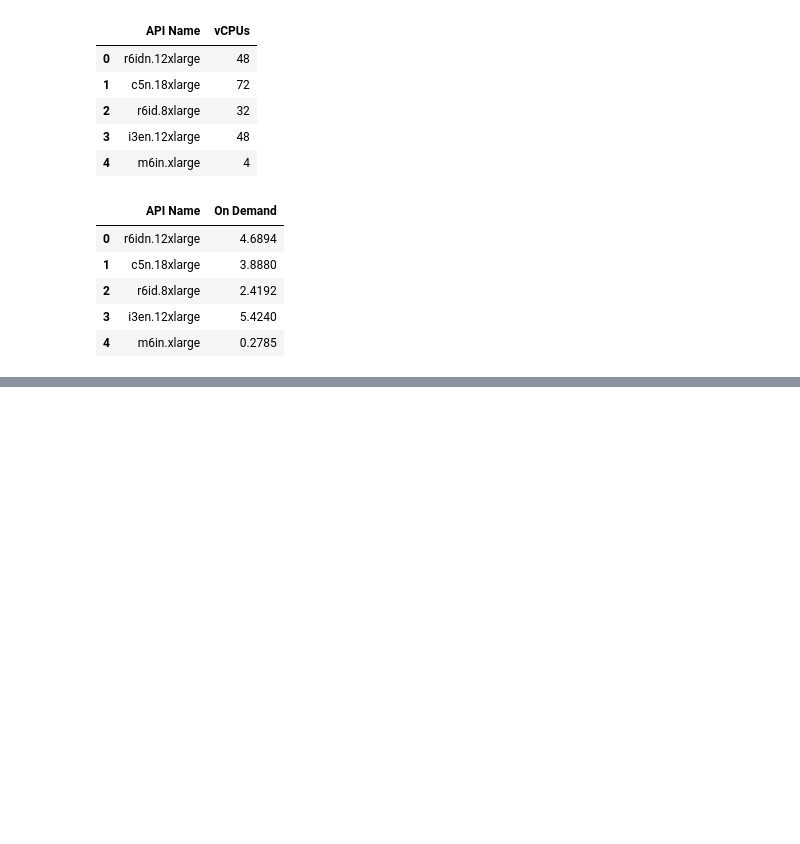
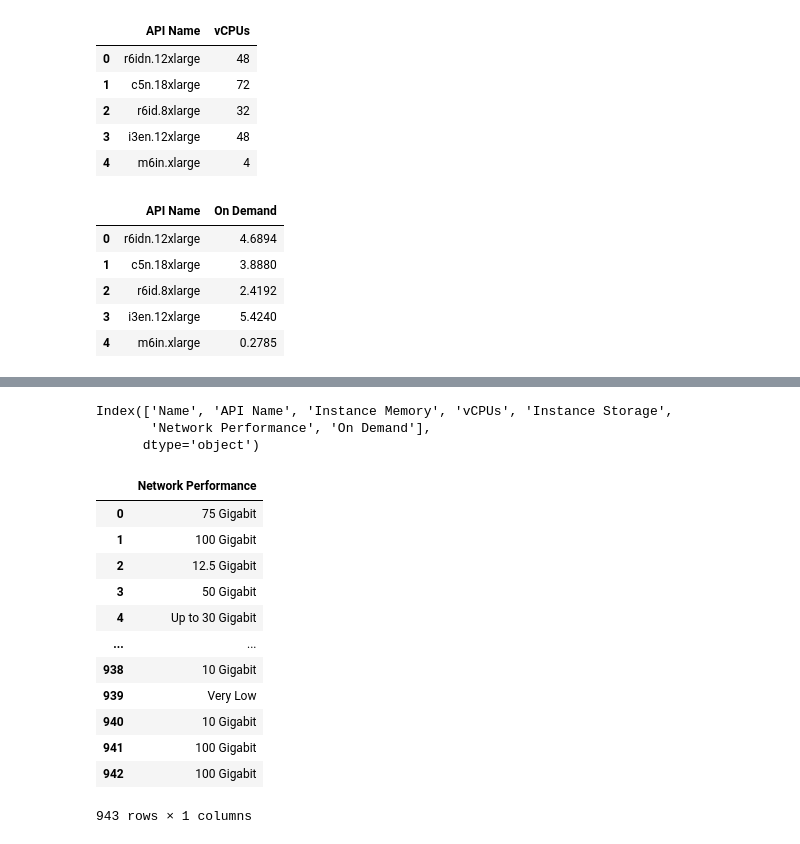
Before and after one commit to MauryaSamanta/workflow-scheduler, a Jupyter notebook: workflow/file.ipynb, the cells around one changed output, grey strips where cells are left out. Cells and saved outputs as stored; diff of their text form; code cells hidden in the pictures; blank space fills up the shorter version.

```diff
--- a/workflow/file.ipynb
+++ b/workflow/file.ipynb
@@ -95,0 +98,22 @@ df.to_csv("cleaned_vm_data.csv", index=False)
+# %%
+df.columns
+# %% [output]
+Index(['Name', 'API Name', 'Instance Memory', 'vCPUs', 'Instance Storage',
+       'Network Performance', 'On Demand'],
+      dtype='object')
+# %%
+df[["Network Performance"]]
+# %% [output]
+|  | Network Performance |
+| 0 | 75 Gigabit |
+| 1 | 100 Gigabit |
+| 2 | 12.5 Gigabit |
+| 3 | 50 Gigabit |
+| 4 | Up to 30 Gigabit |
+| ... | ... |
+| 938 | 10 Gigabit |
+| 939 | Very Low |
+| 940 | 10 Gigabit |
+| 941 | 100 Gigabit |
+| 942 | 100 Gigabit |
+943 rows × 1 columns
```
Also changed, not shown: parts of 7 cells of this notebook, 3 other files.
